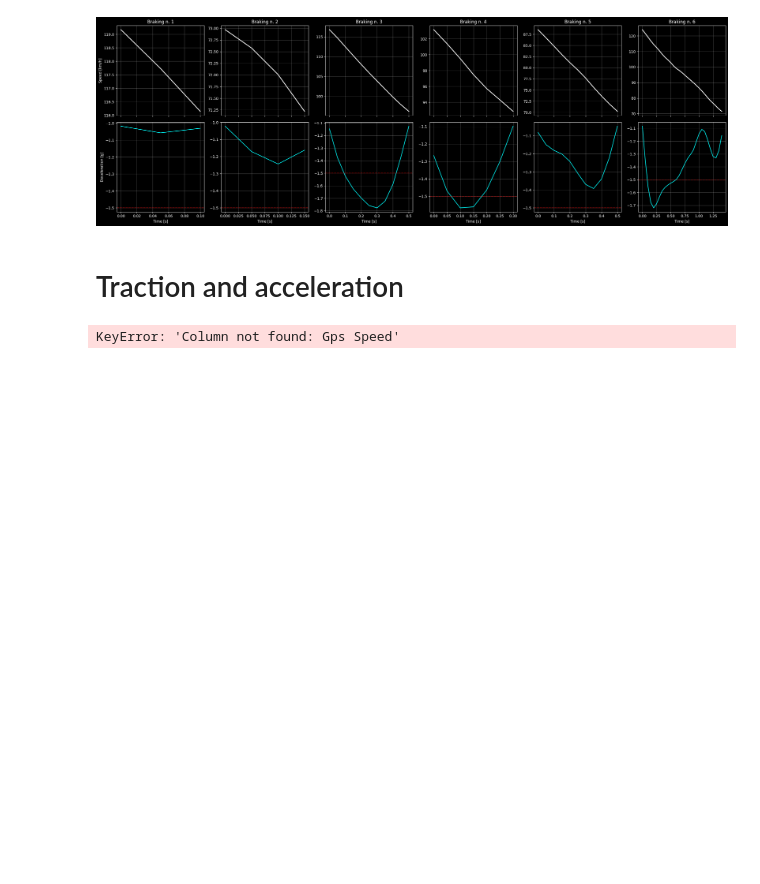
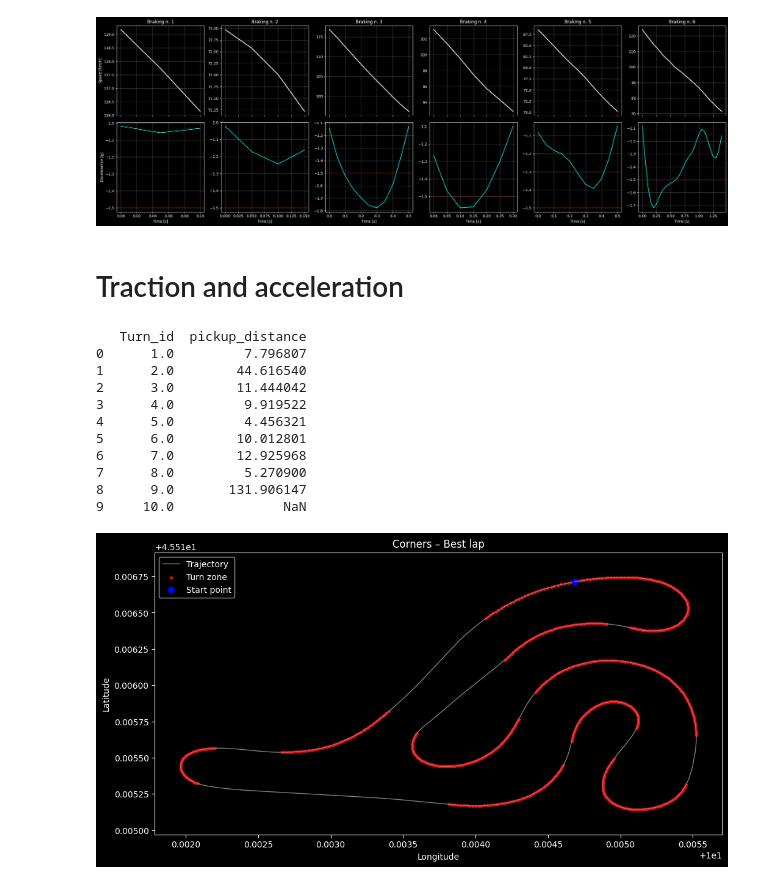
Before and after one commit to Dennisbettinsoli03/Kart_Telemetry_Analysis, a Jupyter notebook: Notebook.ipynb, the cells around one changed output. Saved outputs shown, nothing was run; the diff lists cells and outputs as text; code cells hidden in the pictures; blank space fills up the shorter version.

Commit message:
added traction and acceleration section

```diff
--- a/Notebook.ipynb
+++ b/Notebook.ipynb
@@ -11,7 +11,7 @@ pd.set_option('future.no_silent_downcasting', True)
 df = import_data('data/telemetry.xlsx')
 
 # Data cleaning
-df = data_cleaning(df).copy()
+df = data_cleaning(df)
 
 print(df.columns)
 plt.figure(figsize=(12,6))                          # verification that distance is a monotonous curve
@@ -169,35 +169,23 @@ Brake_id
 [figure]
 # %% [markdown]
 # Traction and acceleration
-# %%
-def corner_detector (best_lap):
-    acc_threshold = 0.8
-    best_lap['Turn'] = abs(best_lap['AccelerometerY']) > acc_threshold
-    best_lap['Turn_start'] = (best_lap['Turn'] & ~best_lap['Turn'].shift(1).fillna(0).astype(bool) )
-    best_lap['Turn_id'] = ( best_lap['Turn_start'] )[best_lap['Turn']== True].cumsum()
-    best_lap.loc[best_lap['Turn'] == False, 'Turn_id'] = 0
-    return best_lap
-corner_detector(best_lap)
-def acceleration_pickup_point (best_lap):
-    #apex detection
-    turns_only = best_lap[best_lap['Turn_id']>0]
-    idx_apex = turns_only.groupby(best_lap['Turn_id'])['Gps Speed'].idxmin()
-
-    # traction point detection
-    acc_min = 0.3
-    best_lap['Acceleration'] = (best_lap['AccelerometerX']) > acc_min
-    best_lap['Acc_start'] = (best_lap['Acceleration'] & ~best_lap['Acceleration'].shift(1).fillna(0).astype(bool) )
-    best_lap['Acc_id'] = ( best_lap['Acc_start'] )[best_lap['Acceleration']== True].cumsum()
-    best_lap.loc[best_lap['Acceleration'] == False, 'Acc_id'] = 0
-
-    pickup_distances =  []
-    for turn in turns_only:
-      if idx_apex['Distance']<
-
-    # pickup distance
-    pick_up_points = best_lap[best_lap['Acc_start'] == True]
-    pickup_distance = pick_up_points['Distance'] - idx_apex['Distance']
-    return best_lap, pickup_distance
-acceleration_pickup_point(best_lap)
-# %% [output]
-KeyError: 'Column not found: Gps Speed'
+# %%
+
+corner_detector(best_lap)
+# Execution and Output
+best_lap, pickup_table = acceleration_pickup_point(best_lap)
+print(pickup_table)
+turning_plot(best_lap)
+# %% [output]
+   Turn_id  pickup_distance
+0      1.0         7.796807
+1      2.0        44.616540
+2      3.0        11.444042
+3      4.0         9.919522
+4      5.0         4.456321
+5      6.0        10.012801
+6      7.0        12.925968
+7      8.0         5.270900
+8      9.0       131.906147
+9     10.0              NaN
+[figure, added]
```
Also changed, not shown: parts of 2 cells of this notebook, 3 other files.
